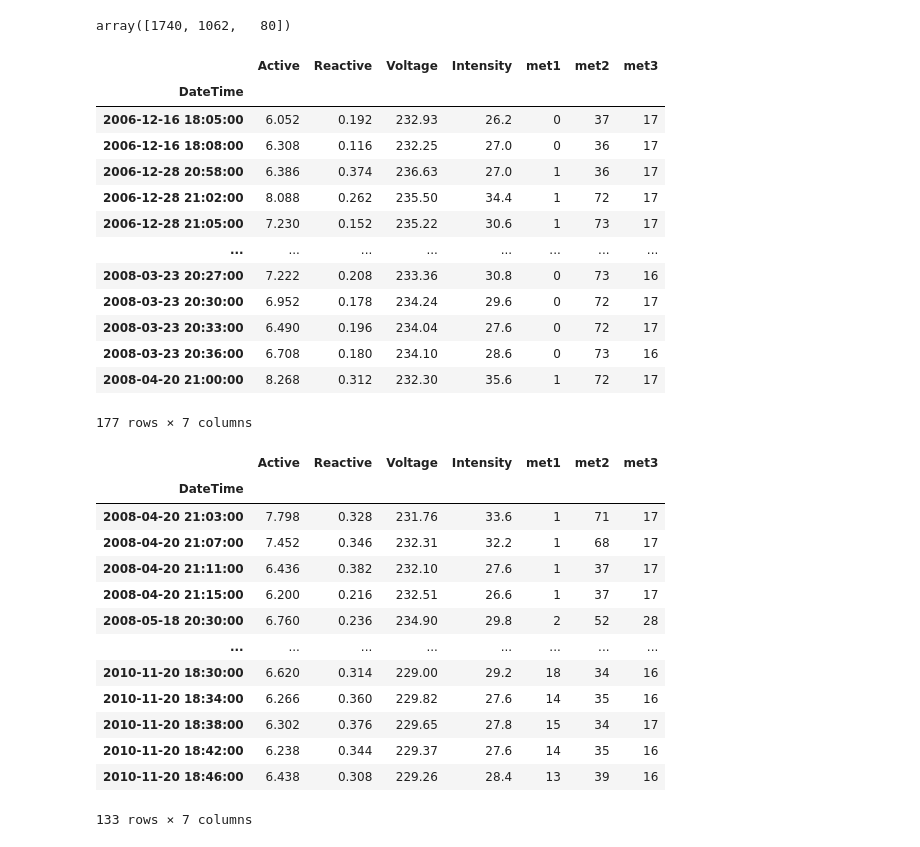
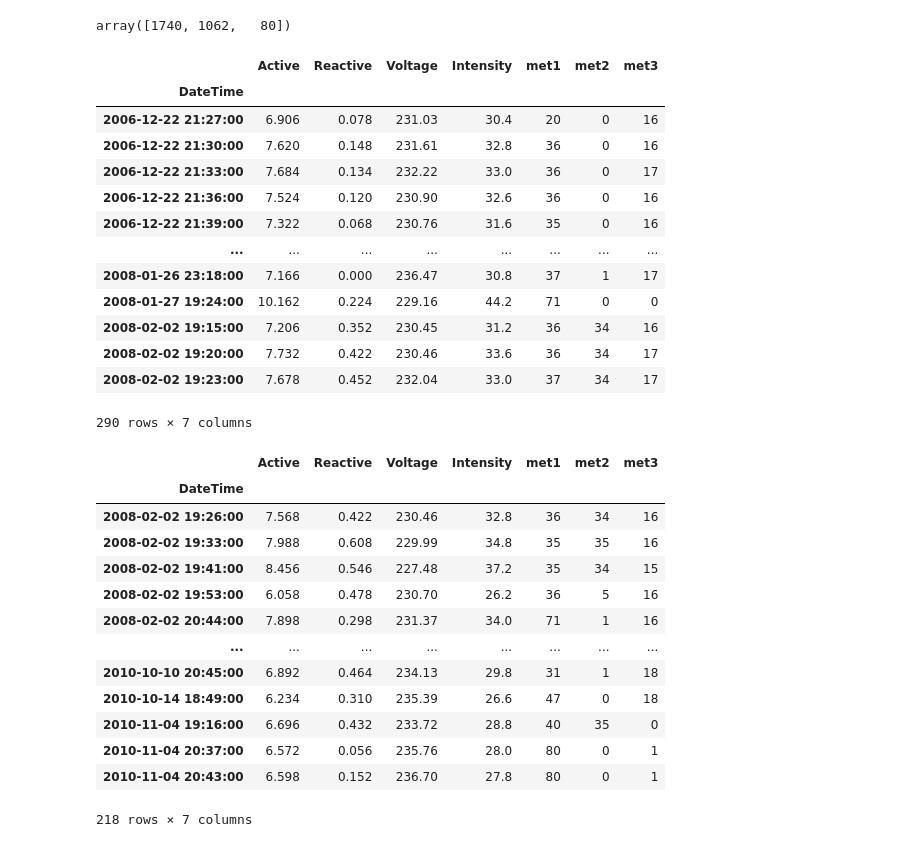
Before and after one commit to ShkalikovOleh/Labs, a Jupyter notebook: Data Science/Household power consumption/HPC.pandas.ipynb, the cells around one changed output. Saved outputs shown, nothing was run; the diff lists cells and outputs as text; code cells hidden in the pictures.

```diff
--- a/Data Science/Household power consumption/HPC.pandas.ipynb
+++ b/Data Science/Household power consumption/HPC.pandas.ipynb
@@ -312,36 +311,36 @@ def third_from_head(df : pd.DataFrame):
     end = np.ceil(len(df) / 2)
     return nth(df, 3, start, end)
 # %%
-third_from_head(met2_subset)
+third_from_head(met1_subset)
 # %% [output]
 |  | Active | Reactive | Voltage | Intensity | met1 | met2 | met3 |
 | DateTime |  |  |  |  |  |  |  |
-| 2006-12-16 18:05:00 | 6.052 | 0.192 | 232.93 | 26.2 | 0 | 37 | 17 |
-| 2006-12-16 18:08:00 | 6.308 | 0.116 | 232.25 | 27.0 | 0 | 36 | 17 |
-| 2006-12-28 20:58:00 | 6.386 | 0.374 | 236.63 | 27.0 | 1 | 36 | 17 |
-| 2006-12-28 21:02:00 | 8.088 | 0.262 | 235.50 | 34.4 | 1 | 72 | 17 |
-| 2006-12-28 21:05:00 | 7.230 | 0.152 | 235.22 | 30.6 | 1 | 73 | 17 |
+| 2006-12-22 21:27:00 | 6.906 | 0.078 | 231.03 | 30.4 | 20 | 0 | 16 |
+| 2006-12-22 21:30:00 | 7.620 | 0.148 | 231.61 | 32.8 | 36 | 0 | 16 |
+| 2006-12-22 21:33:00 | 7.684 | 0.134 | 232.22 | 33.0 | 36 | 0 | 17 |
+| 2006-12-22 21:36:00 | 7.524 | 0.120 | 230.90 | 32.6 | 36 | 0 | 16 |
+| 2006-12-22 21:39:00 | 7.322 | 0.068 | 230.76 | 31.6 | 35 | 0 | 16 |
 | ... | ... | ... | ... | ... | ... | ... | ... |
-| 2008-03-23 20:27:00 | 7.222 | 0.208 | 233.36 | 30.8 | 0 | 73 | 16 |
-| 2008-03-23 20:30:00 | 6.952 | 0.178 | 234.24 | 29.6 | 0 | 72 | 17 |
-| 2008-03-23 20:33:00 | 6.490 | 0.196 | 234.04 | 27.6 | 0 | 72 | 17 |
-| 2008-03-23 20:36:00 | 6.708 | 0.180 | 234.10 | 28.6 | 0 | 73 | 16 |
-| 2008-04-20 21:00:00 | 8.268 | 0.312 | 232.30 | 35.6 | 1 | 72 | 17 |
+| 2008-01-26 23:18:00 | 7.166 | 0.000 | 236.47 | 30.8 | 37 | 1 | 17 |
+| 2008-01-27 19:24:00 | 10.162 | 0.224 | 229.16 | 44.2 | 71 | 0 | 0 |
+| 2008-02-02 19:15:00 | 7.206 | 0.352 | 230.45 | 31.2 | 36 | 34 | 16 |
+| 2008-02-02 19:20:00 | 7.732 | 0.422 | 230.46 | 33.6 | 36 | 34 | 17 |
+| 2008-02-02 19:23:00 | 7.678 | 0.452 | 232.04 | 33.0 | 37 | 34 | 17 |
-177 rows × 7 columns
+290 rows × 7 columns
 # %%
-fourth_from_tail(met2_subset)
+fourth_from_tail(met1_subset)
 # %% [output]
 |  | Active | Reactive | Voltage | Intensity | met1 | met2 | met3 |
 | DateTime |  |  |  |  |  |  |  |
-| 2008-04-20 21:03:00 | 7.798 | 0.328 | 231.76 | 33.6 | 1 | 71 | 17 |
-| 2008-04-20 21:07:00 | 7.452 | 0.346 | 232.31 | 32.2 | 1 | 68 | 17 |
-| 2008-04-20 21:11:00 | 6.436 | 0.382 | 232.10 | 27.6 | 1 | 37 | 17 |
-| 2008-04-20 21:15:00 | 6.200 | 0.216 | 232.51 | 26.6 | 1 | 37 | 17 |
-| 2008-05-18 20:30:00 | 6.760 | 0.236 | 234.90 | 29.8 | 2 | 52 | 28 |
+| 2008-02-02 19:26:00 | 7.568 | 0.422 | 230.46 | 32.8 | 36 | 34 | 16 |
+| 2008-02-02 19:33:00 | 7.988 | 0.608 | 229.99 | 34.8 | 35 | 35 | 16 |
+| 2008-02-02 19:41:00 | 8.456 | 0.546 | 227.48 | 37.2 | 35 | 34 | 15 |
+| 2008-02-02 19:53:00 | 6.058 | 0.478 | 230.70 | 26.2 | 36 | 5 | 16 |
+| 2008-02-02 20:44:00 | 7.898 | 0.298 | 231.37 | 34.0 | 71 | 1 | 16 |
 | ... | ... | ... | ... | ... | ... | ... | ... |
-| 2010-11-20 18:30:00 | 6.620 | 0.314 | 229.00 | 29.2 | 18 | 34 | 16 |
-| 2010-11-20 18:34:00 | 6.266 | 0.360 | 229.82 | 27.6 | 14 | 35 | 16 |
-| 2010-11-20 18:38:00 | 6.302 | 0.376 | 229.65 | 27.8 | 15 | 34 | 17 |
-| 2010-11-20 18:42:00 | 6.238 | 0.344 | 229.37 | 27.6 | 14 | 35 | 16 |
-| 2010-11-20 18:46:00 | 6.438 | 0.308 | 229.26 | 28.4 | 13 | 39 | 16 |
+| 2010-10-10 20:45:00 | 6.892 | 0.464 | 234.13 | 29.8 | 31 | 1 | 18 |
+| 2010-10-14 18:49:00 | 6.234 | 0.310 | 235.39 | 26.6 | 47 | 0 | 18 |
+| 2010-11-04 19:16:00 | 6.696 | 0.432 | 233.72 | 28.8 | 40 | 35 | 0 |
+| 2010-11-04 20:37:00 | 6.572 | 0.056 | 235.76 | 28.0 | 80 | 0 | 1 |
+| 2010-11-04 20:43:00 | 6.598 | 0.152 | 236.70 | 27.8 | 80 | 0 | 1 |
-133 rows × 7 columns
+218 rows × 7 columns
```
Also changed, not shown: parts of 8 cells of this notebook.
